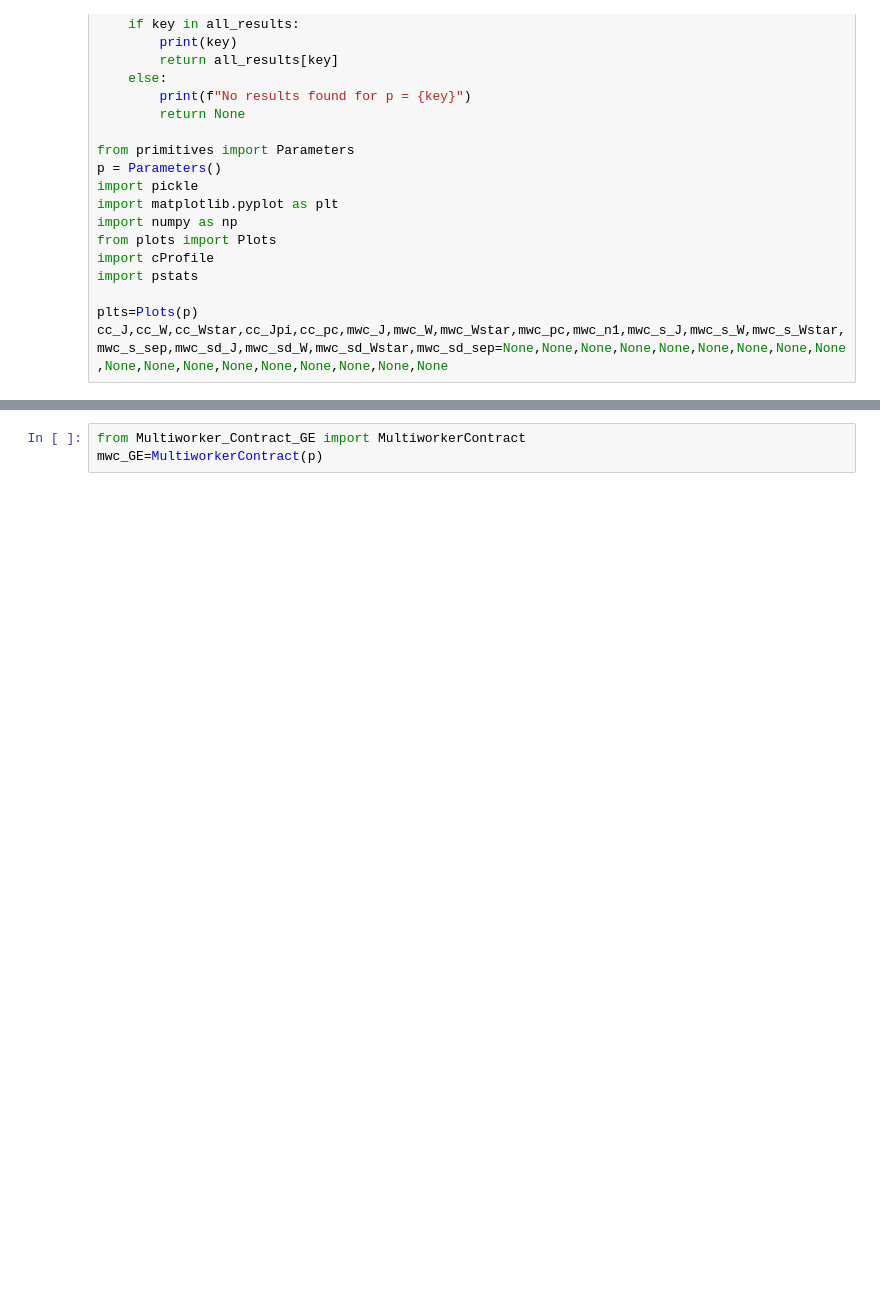
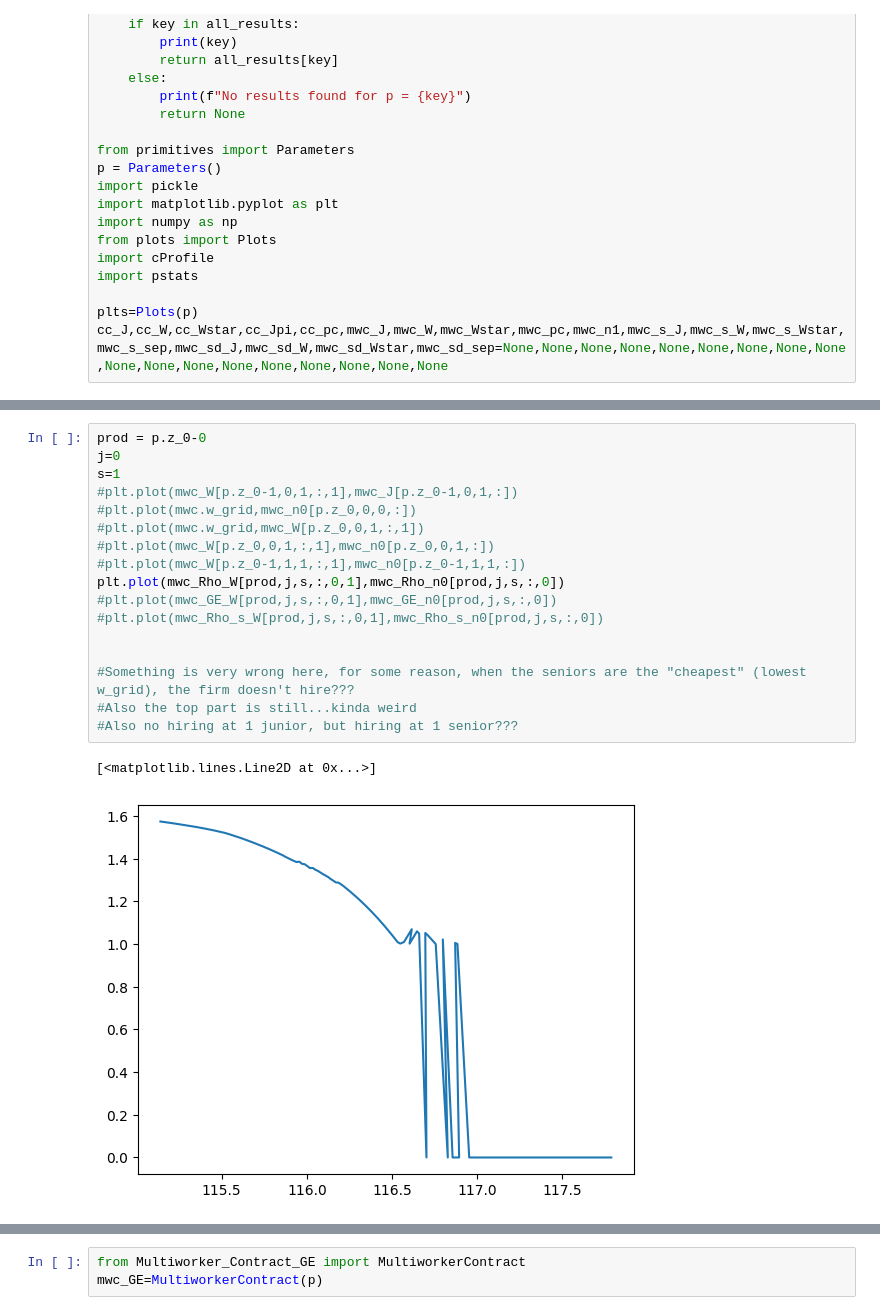
Before and after one commit to zalandru/Dynamic-Contracting-Multi-worker-Firm, a Jupyter notebook: Multiworker_wage_2steps/Initiating MWF.ipynb, the cells around one changed output, grey strips where cells are left out. Cells and saved outputs as stored; diff of their text form; blank space fills up the shorter version.

```diff
--- a/Multiworker_wage_2steps/Initiating MWF.ipynb
+++ b/Multiworker_wage_2steps/Initiating MWF.ipynb
@@ -56,0 +92,20 @@ Making the v_grid custom, aka the same as the W... didn't help at all, and also
+# %%
+prod = p.z_0-0
+j=0
+s=1
+#plt.plot(mwc_W[p.z_0-1,0,1,:,1],mwc_J[p.z_0-1,0,1,:])
+#plt.plot(mwc.w_grid,mwc_n0[p.z_0,0,0,:])
+#plt.plot(mwc.w_grid,mwc_W[p.z_0,0,1,:,1])
+#plt.plot(mwc_W[p.z_0,0,1,:,1],mwc_n0[p.z_0,0,1,:])
+#plt.plot(mwc_W[p.z_0-1,1,1,:,1],mwc_n0[p.z_0-1,1,1,:])
+plt.plot(mwc_Rho_W[prod,j,s,:,0,1],mwc_Rho_n0[prod,j,s,:,0])
+#plt.plot(mwc_GE_W[prod,j,s,:,0,1],mwc_GE_n0[prod,j,s,:,0])
+#plt.plot(mwc_Rho_s_W[prod,j,s,:,0,1],mwc_Rho_s_n0[prod,j,s,:,0])
+
+
+#Something is very wrong here, for some reason, when the seniors are the "cheapest" (lowest w_grid), the firm doesn't hire???
+#Also the top part is still...kinda weird
+#Also no hiring at 1 junior, but hiring at 1 senior???
+# %% [output]
+[<matplotlib.lines.Line2D at 0x...>]
+[figure, added]
```
Also changed, not shown: parts of 15 cells of this notebook, 5 other files.
